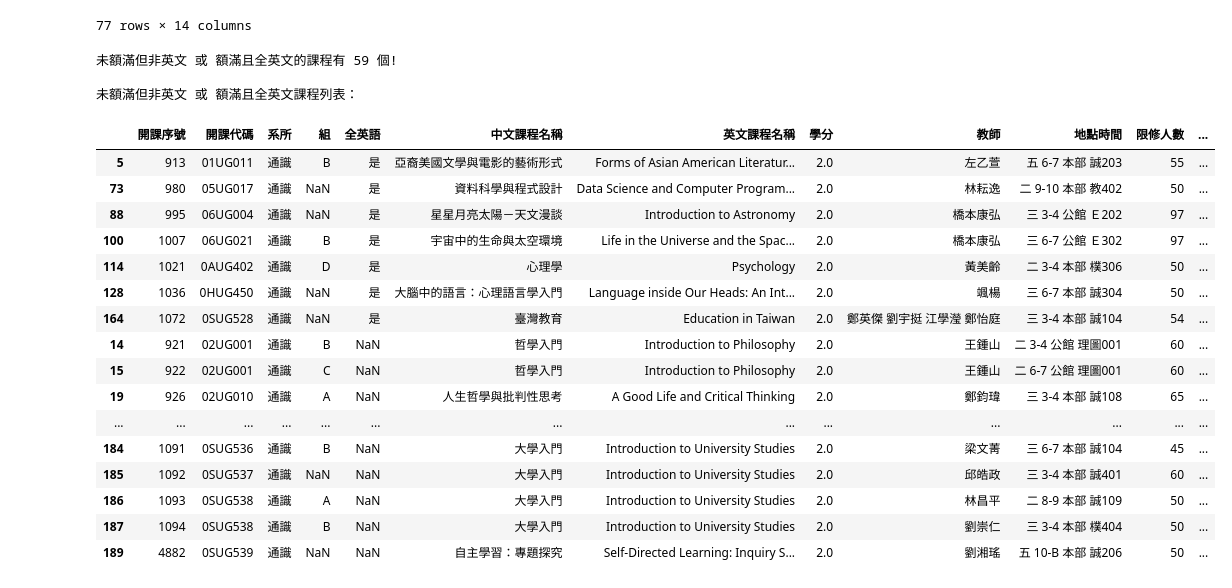
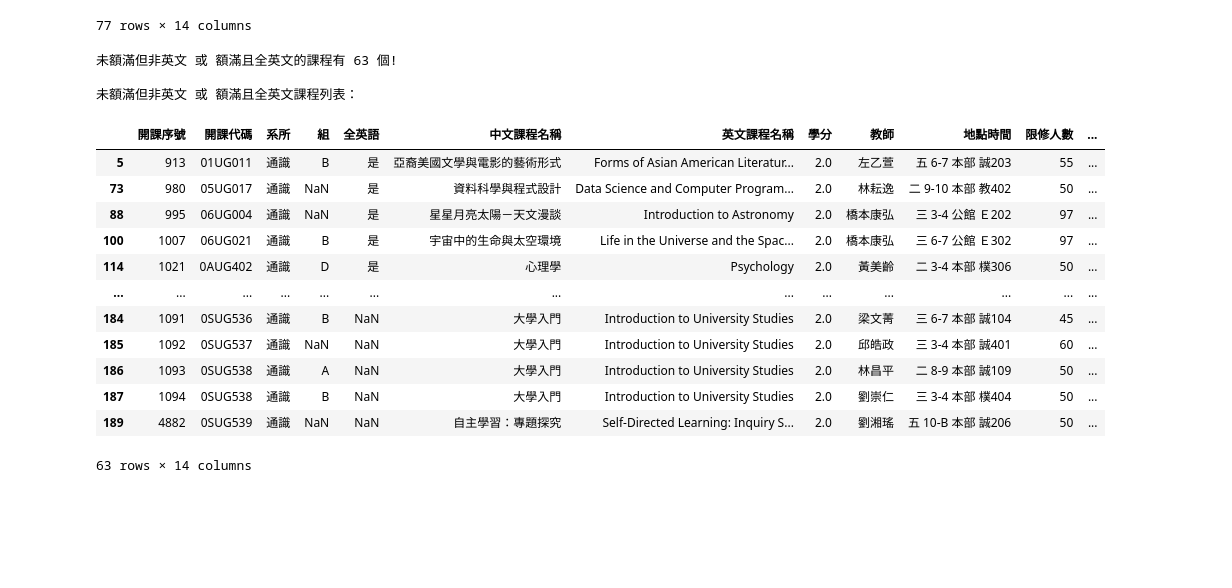
Before and after one commit to RogerLiao0001/PL, a Jupyter notebook: Week3/W3作業1.ipynb, the cells around one changed output. Cells and saved outputs as stored; diff of their text form; code cells hidden in the pictures; blank space fills up the shorter version.

```diff
--- a/Week3/W3作業1.ipynb
+++ b/Week3/W3作業1.ipynb
@@ -35,7 +35,7 @@ file.tail()
 | 189 | 4882 | 0SUG539 | 通識 | NaN | NaN | 自主學習：專題探究 | Self-Directed Learning: Inquiry S... | 2.0 | 劉湘瑤 | 五 10-B 本部 誠206 | 50 | ... |
 # %%
 #列出所有全英文課程
-En = file.loc[file['全英語'] == '是']
+En = file[file['全英語'] == '是']
 print("全英文課程列表：")
 En
 # %% [output]
@@ -59,7 +59,7 @@ En
 | 182 | 1089 | 0SUG535 | 通識 | C | 是 | 大學入門 | Introduction to University Studies | 2.0 | 長友大輔 | 四 8-9 本部 設計系2A教室 | 50 | ... |
 # %%
 #列出所有未額滿課程(由限修人數、選修人數)
-notFull = file.loc[file['限修人數'] > file['選修人數']]
+notFull = file[file['限修人數'] > file['選修人數']]
 print("未額滿課程列表：")
 notFull
 # %% [output]
@@ -177,28 +202,24 @@ display(uni2)
 77 rows × 14 columns
 # %%
 #取對稱差集(未額滿但非英文 或 額滿且全英文)：
-sym = uni[uni.開課代碼.isin(inter.開課代碼) == False]
+sym = uni[uni.開課序號.isin(inter.開課序號) == False]
 print("未額滿但非英文 或 額滿且全英文的課程有", len(sym),"個!\n")
 print("未額滿但非英文 或 額滿且全英文課程列表：")
 sym
 # %% [output]
-未額滿但非英文 或 額滿且全英文的課程有 59 個!
+未額滿但非英文 或 額滿且全英文的課程有 63 個!
 
 未額滿但非英文 或 額滿且全英文課程列表：
 |  | 開課序號 | 開課代碼 | 系所 | 組 | 全英語 | 中文課程名稱 | 英文課程名稱 | 學分 | 教師 | 地點時間 | 限修人數 | ... |
 | 5 | 913 | 01UG011 | 通識 | B | 是 | 亞裔美國文學與電影的藝術形式 | Forms of Asian American Literatur... | 2.0 | 左乙萱 | 五 6-7 本部 誠203 | 55 | ... |
 | 73 | 980 | 05UG017 | 通識 | NaN | 是 | 資料科學與程式設計 | Data Science and Computer Program... | 2.0 | 林耘逸 | 二 9-10 本部 教402 | 50 | ... |
 | 88 | 995 | 06UG004 | 通識 | NaN | 是 | 星星月亮太陽－天文漫談 | Introduction to Astronomy | 2.0 | 橋本康弘 | 三 3-4 公館 Ｅ202 | 97 | ... |
 | 100 | 1007 | 06UG021 | 通識 | B | 是 | 宇宙中的生命與太空環境 | Life in the Universe and the Spac... | 2.0 | 橋本康弘 | 三 6-7 公館 Ｅ302 | 97 | ... |
 | 114 | 1021 | 0AUG402 | 通識 | D | 是 | 心理學 | Psychology | 2.0 | 黃美齡 | 二 3-4 本部 樸306 | 50 | ... |
-| 128 | 1036 | 0HUG450 | 通識 | NaN | 是 | 大腦中的語言：心理語言學入門 | Language inside Our Heads: An Int... | 2.0 | 颯楊 | 三 6-7 本部 誠304 | 50 | ... |
-| 164 | 1072 | 0SUG528 | 通識 | NaN | 是 | 臺灣教育 | Education in Taiwan | 2.0 | 鄭英傑 劉宇挺 江學瀅 鄭怡庭 | 三 3-4 本部 誠104 | 54 | ... |
-| 14 | 921 | 02UG001 | 通識 | B | NaN | 哲學入門 | Introduction to Philosophy | 2.0 | 王鍾山 | 二 3-4 公館 理圖001 | 60 | ... |
-| 15 | 922 | 02UG001 | 通識 | C | NaN | 哲學入門 | Introduction to Philosophy | 2.0 | 王鍾山 | 二 6-7 公館 理圖001 | 60 | ... |
-| 19 | 926 | 02UG010 | 通識 | A | NaN | 人生哲學與批判性思考 | A Good Life and Critical Thinking | 2.0 | 鄭鈞瑋 | 三 3-4 本部 誠108 | 65 | ... |
 | ... | ... | ... | ... | ... | ... | ... | ... | ... | ... | ... | ... | ... |
 | 184 | 1091 | 0SUG536 | 通識 | B | NaN | 大學入門 | Introduction to University Studies | 2.0 | 梁文菁 | 三 6-7 本部 誠104 | 45 | ... |
 | 185 | 1092 | 0SUG537 | 通識 | NaN | NaN | 大學入門 | Introduction to University Studies | 2.0 | 邱皓政 | 三 3-4 本部 誠401 | 60 | ... |
 | 186 | 1093 | 0SUG538 | 通識 | A | NaN | 大學入門 | Introduction to University Studies | 2.0 | 林昌平 | 二 8-9 本部 誠109 | 50 | ... |
 | 187 | 1094 | 0SUG538 | 通識 | B | NaN | 大學入門 | Introduction to University Studies | 2.0 | 劉崇仁 | 三 3-4 本部 樸404 | 50 | ... |
 | 189 | 4882 | 0SUG539 | 通識 | NaN | NaN | 自主學習：專題探究 | Self-Directed Learning: Inquiry S... | 2.0 | 劉湘瑤 | 五 10-B 本部 誠206 | 50 | ... |
+63 rows × 14 columns
```
Also changed, not shown: parts of 3 cells of this notebook.
